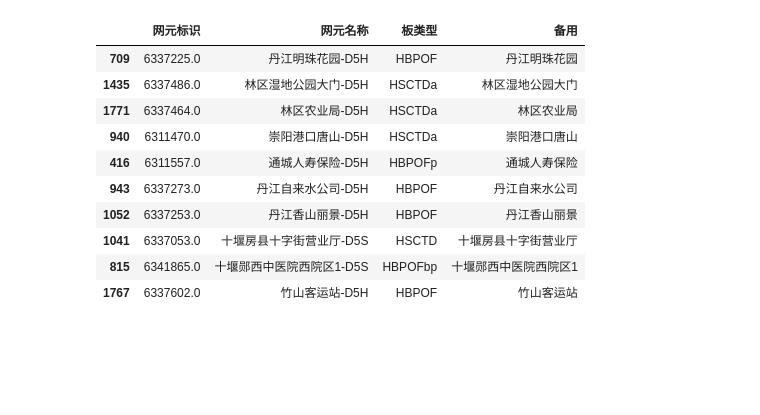
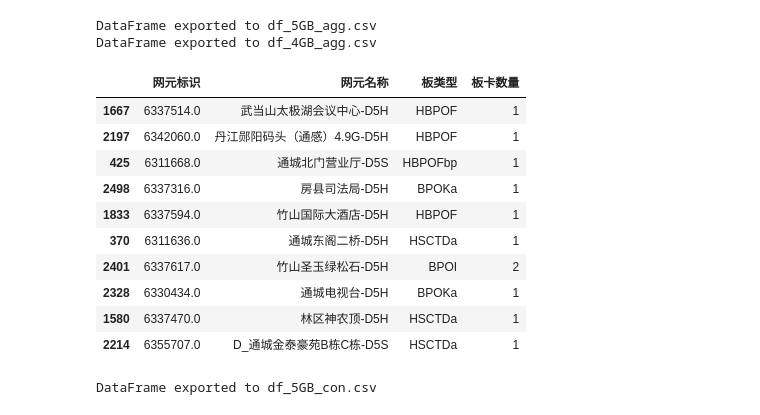
Before and after one commit to AIsuperOne/SuperMO, a Jupyter notebook: test.ipynb, the cells around one changed output. Cells and saved outputs as stored; diff of their text form; code cells hidden in the pictures; blank space fills up the shorter version.

```diff
--- a/test.ipynb
+++ b/test.ipynb
@@ -29,12 +35,19 @@ def read_and_process_files(directory, keyword, columns=None, encoding='gbk'):
 # %%
 # 读取数据并重命名列
-df_5GB = read_and_process_files(Datadir, '板卡规划(3000310)-5G', ['网元标识', '网元名称', '板类型'])
+df_5GB = read_and_process_files(Datadir, '板卡规划(3000310)-5G', ['网元标识', '网元名称', '插槽号','板类型'])
 df_5GB['备用'] = df_5GB['网元名称'].str.extract(r'(.*)-D')
 # 去掉字段 "板"
 df_5GB['板类型'] = df_5GB['板类型'].str.replace('板', '')
 
 # 删除包含 'FCU' 和 'PSU' 的行
 df_5GB = df_5GB[~df_5GB['板类型'].isin(['FCU', 'PSU'])]
+df_5GB['板卡数量'] = 1
 
-df_5GB.head(10)
+df_5GB_agg = df_5GB.groupby(['网元标识', '板类型'], as_index=False).agg({
+    '板卡数量': 'sum',
+    '网元名称': 'first'
+})
+
+
+df_5GB_agg.head(10)
 # %% [output]
@@ -52,6 +65,6 @@ df_5GB.head(10)
 # %%
 # 读取数据并重命名列
-df_4GB = read_and_process_files(Datadir, '板卡规划(1000310)-4G',['网元标识', '网元名称', '板类型'])
+df_4GB = read_and_process_files(Datadir, '板卡规划(1000310)-4G',['网元标识', '网元名称', '插槽号','板类型'])
 
 
 df_4GB['备用2'] = df_4GB['网元名称'].str.extract(r'(.*)-D')
@@ -60,6 +73,12 @@ df_4GB['板类型'] = df_4GB['板类型'].str.replace('板', '')
 
 # 包含 ['BPOKa', 'BPOI','SCTF','HSCTF']的行
 df_4GB = df_4GB[df_4GB['板类型'].isin(['BPOKa', 'BPOI','SCTF','HSCTF'])]
+df_4GB['板卡数量'] = 1
 
-df_4GB.head(10)
+df_4GB_agg = df_4GB.groupby(['网元标识', '板类型'], as_index=False).agg({
+    '板卡数量': 'sum',
+    '网元名称': 'first'
+})
+
+df_4GB_agg.head(10)
 # %% [output]
@@ -77,13 +96,20 @@ df_4GB.head(10)
+# %%
+# Save results
+save_dataframe_to_csv(df_5GB_agg, 'df_5GB_agg.csv')
+save_dataframe_to_csv(df_4GB_agg, 'df_4GB_agg.csv')
+# %% [output]
+DataFrame exported to df_5GB_agg.csv
+DataFrame exported to df_4GB_agg.csv
 # %%
 # 合并数据，根据 '备用' 和 '备用2' 进行匹配
-merged_df = pd.merge(df_4GB, df_5GB, left_on='备用2', right_on='备用', how='left')
+merged_df = pd.merge(df_4GB_agg, df_5GB_agg, left_on=df_4GB_agg['网元名称'].str.extract(r'(.*)-D')[0].str.replace(r'^D_', '', regex=True), right_on=df_5GB_agg['网元名称'].str.extract(r'(.*)-D')[0].str.replace(r'^D_', '', regex=True), how='left')
 
-result_df = merged_df[['网元标识_y', '网元名称_y', '板类型_x', '备用']].rename(
+result_df = merged_df[['网元标识_y', '网元名称_y', '板类型_x', '板卡数量_x']].rename(
     columns={
         '网元标识_y': '网元标识',
         '网元名称_y': '网元名称',
         '板类型_x': '板类型',
-        '备用': '备用'
+        '板卡数量_x': '板卡数量'
     }
 )
 
@@ -91,18 +117,29 @@ result_df = merged_df[['网元标识_y', '网元名称_y', '板类型_x', '备
 result_df = result_df.dropna(subset=['网元标识'])
 
 # 追加数据到 df_5GB
-df_5GB = pd.concat([df_5GB, result_df], ignore_index=True)
+df_5GB_con = pd.concat([df_5GB_agg, result_df], ignore_index=True)
+
+# 选择最终结果的特定列
+df_5GB_con = df_5GB_con[['网元标识', '网元名称', '板类型', '板卡数量']]
+
+# 删除重复行
+df_5GB_con= df_5GB_con.drop_duplicates()
 # %%
-df_5GB.sample(10)
+df_5GB_con.sample(10)
 # %% [output]
-|  | 网元标识 | 网元名称 | 板类型 | 备用 |
-| 709 | 6337225.0 | 丹江明珠花园-D5H | HBPOF | 丹江明珠花园 |
-| 1435 | 6337486.0 | 林区湿地公园大门-D5H | HSCTDa | 林区湿地公园大门 |
-| 1771 | 6337464.0 | 林区农业局-D5H | HSCTDa | 林区农业局 |
-| 940 | 6311470.0 | 崇阳港口唐山-D5H | HSCTDa | 崇阳港口唐山 |
-| 416 | 6311557.0 | 通城人寿保险-D5H | HBPOFp | 通城人寿保险 |
-| 943 | 6337273.0 | 丹江自来水公司-D5H | HBPOF | 丹江自来水公司 |
-| 1052 | 6337253.0 | 丹江香山丽景-D5H | HBPOF | 丹江香山丽景 |
-| 1041 | 6337053.0 | 十堰房县十字街营业厅-D5S | HSCTD | 十堰房县十字街营业厅 |
-| 815 | 6341865.0 | 十堰郧西中医院西院区1-D5S | HBPOFbp | 十堰郧西中医院西院区1 |
-| 1767 | 6337602.0 | 竹山客运站-D5H | HBPOF | 竹山客运站 |
+|  | 网元标识 | 网元名称 | 板类型 | 板卡数量 |
+| 1667 | 6337514.0 | 武当山太极湖会议中心-D5H | HBPOF | 1 |
+| 2197 | 6342060.0 | 丹江郧阳码头（通感）4.9G-D5H | HBPOF | 1 |
+| 425 | 6311668.0 | 通城北门营业厅-D5S | HBPOFbp | 1 |
+| 2498 | 6337316.0 | 房县司法局-D5H | BPOKa | 1 |
+| 1833 | 6337594.0 | 竹山国际大酒店-D5H | HBPOF | 1 |
+| 370 | 6311636.0 | 通城东阁二桥-D5H | HSCTDa | 1 |
+| 2401 | 6337617.0 | 竹山圣玉绿松石-D5H | BPOI | 2 |
+| 2328 | 6330434.0 | 通城电视台-D5H | BPOKa | 1 |
+| 1580 | 6337470.0 | 林区神农顶-D5H | HSCTDa | 1 |
+| 2214 | 6355707.0 | D_通城金泰豪苑B栋C栋-D5S | HSCTDa | 1 |
+# %%
+# Save results
+save_dataframe_to_csv(df_5GB_con, 'df_5GB_con.csv')
+# %% [output]
+DataFrame exported to df_5GB_con.csv
```
Also changed, not shown: parts of 8 cells of this notebook.
